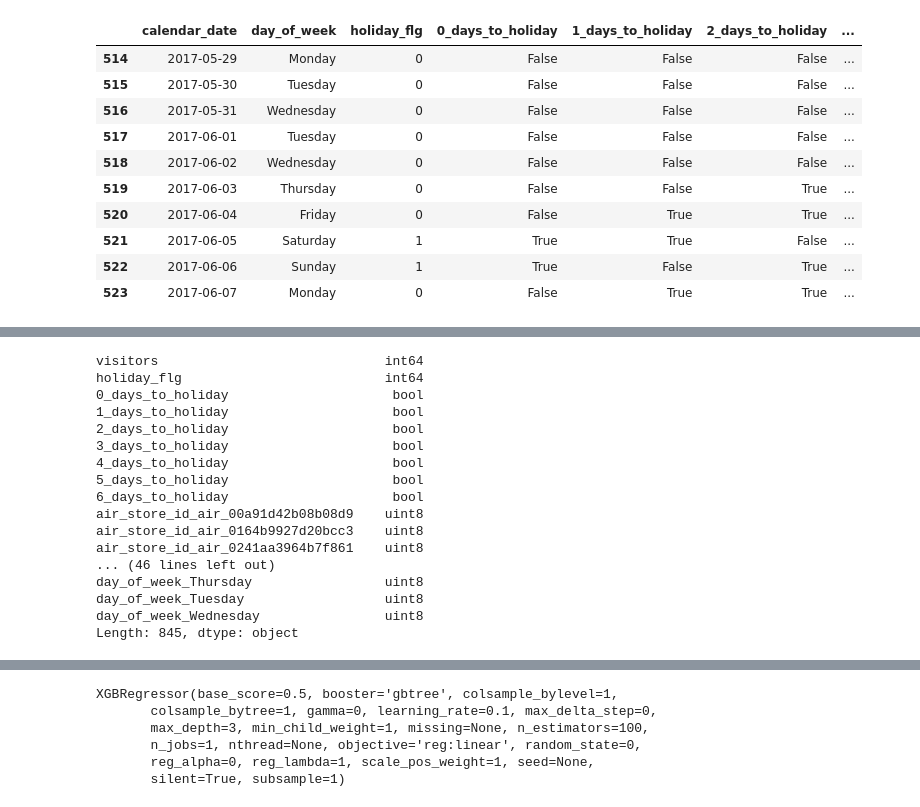
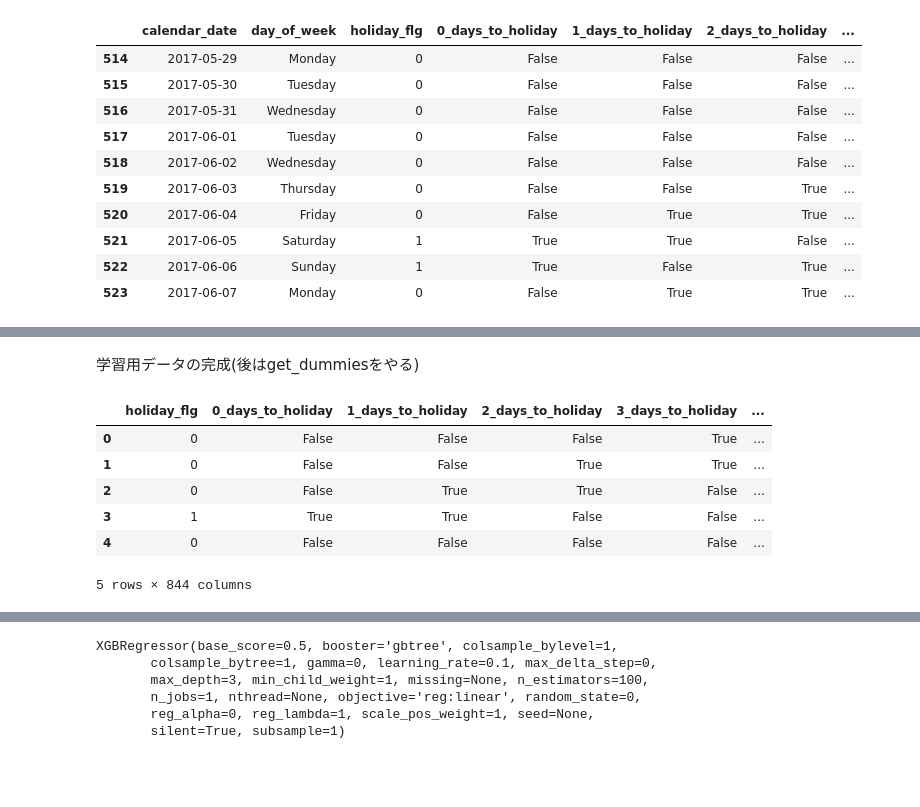
Before and after one commit to koyopro/kaggle, a Jupyter notebook: recruit/recruit.ipynb, the cells around one changed output, grey strips where cells are left out. Cells and saved outputs as stored; diff of their text form; code cells hidden in the pictures; blank space fills up the shorter version.

```diff
--- a/recruit/recruit.ipynb
+++ b/recruit/recruit.ipynb
@@ -390,20 +391,0 @@ df2.head()
-# %%
-df2.dtypes
-# %% [output]
-visitors                             int64
-holiday_flg                          int64
-0_days_to_holiday                     bool
-1_days_to_holiday                     bool
-2_days_to_holiday                     bool
-3_days_to_holiday                     bool
-4_days_to_holiday                     bool
-5_days_to_holiday                     bool
-6_days_to_holiday                     bool
-air_store_id_air_00a91d42b08b08d9    uint8
-air_store_id_air_0164b9927d20bcc3    uint8
-air_store_id_air_0241aa3964b7f861    uint8
-... (46 lines left out)
-day_of_week_Thursday                 uint8
-day_of_week_Tuesday                  uint8
-day_of_week_Wednesday                uint8
-Length: 845, dtype: object
@@ -411,0 +392,13 @@ X_train = df2.drop(columns=['visitors'])
+# %% [markdown]
+学習用データの完成(後はget_dummiesをやる)
+# %%
+X = pd.get_dummies(all_data)
+X.head()
+# %% [output]
+|  | holiday_flg | 0_days_to_holiday | 1_days_to_holiday | 2_days_to_holiday | 3_days_to_holiday | ... |
+| 0 | 0 | False | False | False | True | ... |
+| 1 | 0 | False | False | True | True | ... |
+| 2 | 0 | False | True | True | False | ... |
+| 3 | 1 | True | True | False | False | ... |
+| 4 | 0 | False | False | False | False | ... |
+5 rows × 844 columns
```
Also changed, not shown: parts of 34 cells of this notebook.
